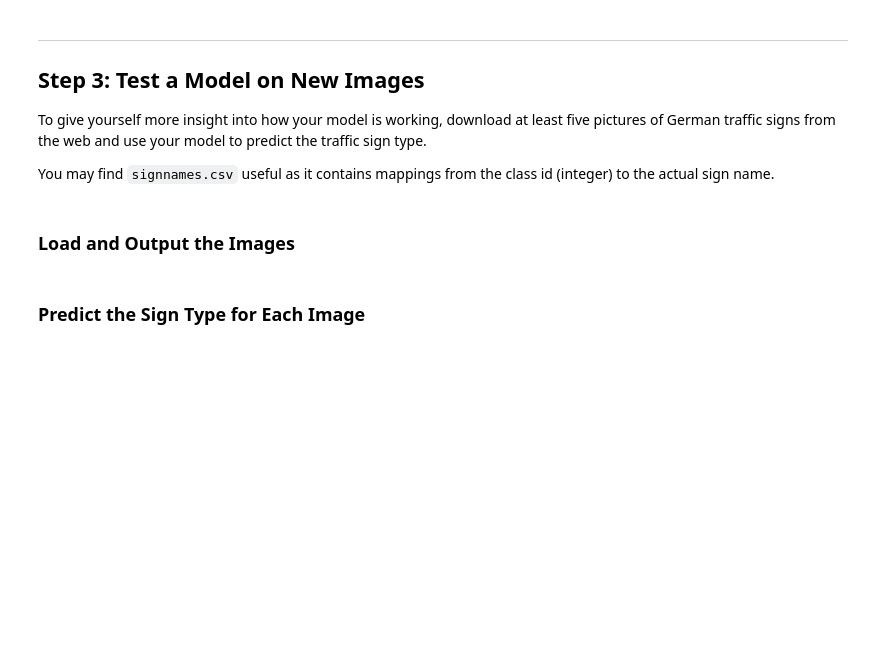
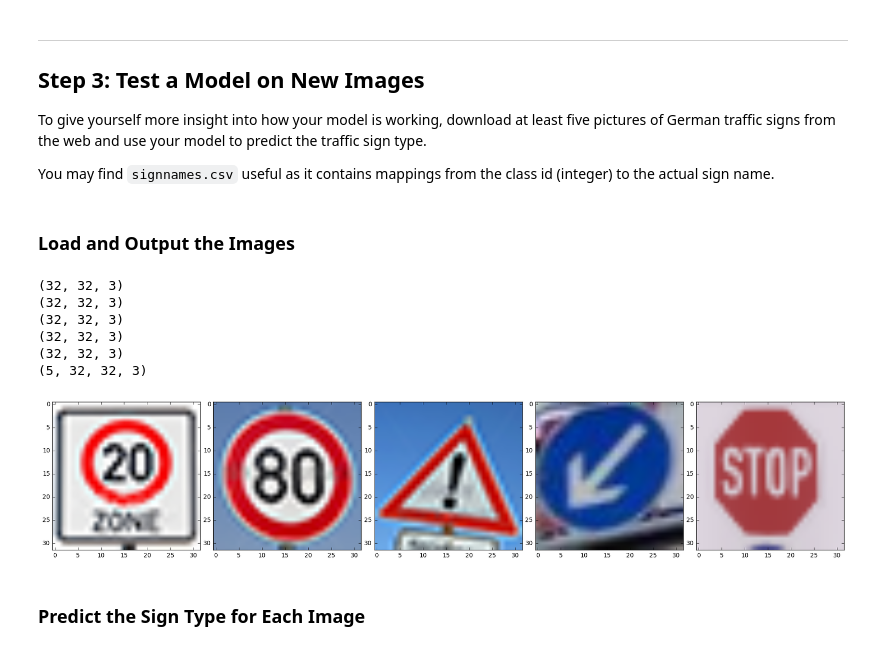
Before and after one commit to adricostas/CarND-Traffic-Sign-Classifier-Project, a Jupyter notebook: Traffic_Sign_Classifier.ipynb, the cells around one changed output. Cells and saved outputs as stored; diff of their text form; code cells hidden in the pictures; blank space fills up the shorter version.

```diff
--- a/Traffic_Sign_Classifier.ipynb
+++ b/Traffic_Sign_Classifier.ipynb
@@ -493,43 +458,46 @@ def display_images(images):
 
 def read_images(paths, display=True):
     images = []
     for imgname in paths:
         image = mpimg.imread('images/' + imgname)
         image = image.astype(np.float32)
         images.append(image)
 
     return images
 
 def resize (images):
     for i in range(len(images)):
         images[i] = cv2.resize(images[i], (32,32))
 
     return images
-def process_images(images):
+
+def resize_images(images):
     processed_images = []
     for image in images:
         # Resize image
         image = cv2.resize(image, (32, 32))
-        processed_images.append(image)
+        processed_images.append(image[:,:,:3])
 
     return np.array(processed_images)
 
 
 
-paths = ['20.png', '80.png', 'exclamation.png', 'keep_left.png', 'priority.png']
+paths = ['20.png', '80.png', 'exclamation.png', 'keep_left.png', 'stop.png']
 
 images = read_images(paths)
-for i in images:
-    print(i.shape)
-#display_images(images)
-images = resize(images)
+images = resize_images(images)
 display_images(images)
 
-images = np.array(images)
-images = process_images(images)
-#display_images(images, cmap='gray', num_rows=2)
 
 print(images.shape)
+# %% [output]
+(32, 32, 3)
+(32, 32, 3)
+(32, 32, 3)
+(32, 32, 3)
+(32, 32, 3)
+(5, 32, 32, 3)
+[figure, added]
 # %%
 #Normalize inputs
 images = normalize(images)
```
Also changed, not shown: parts of 9 cells of this notebook.
